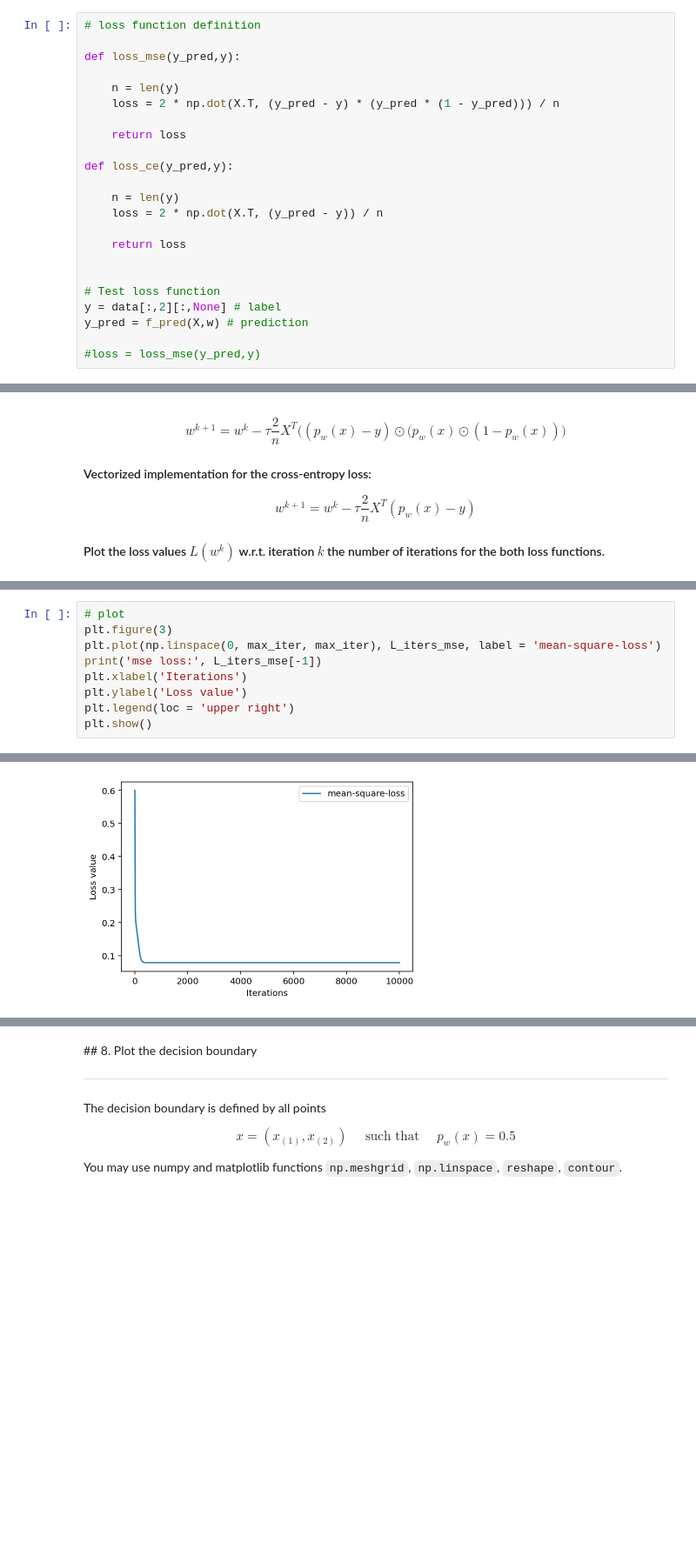
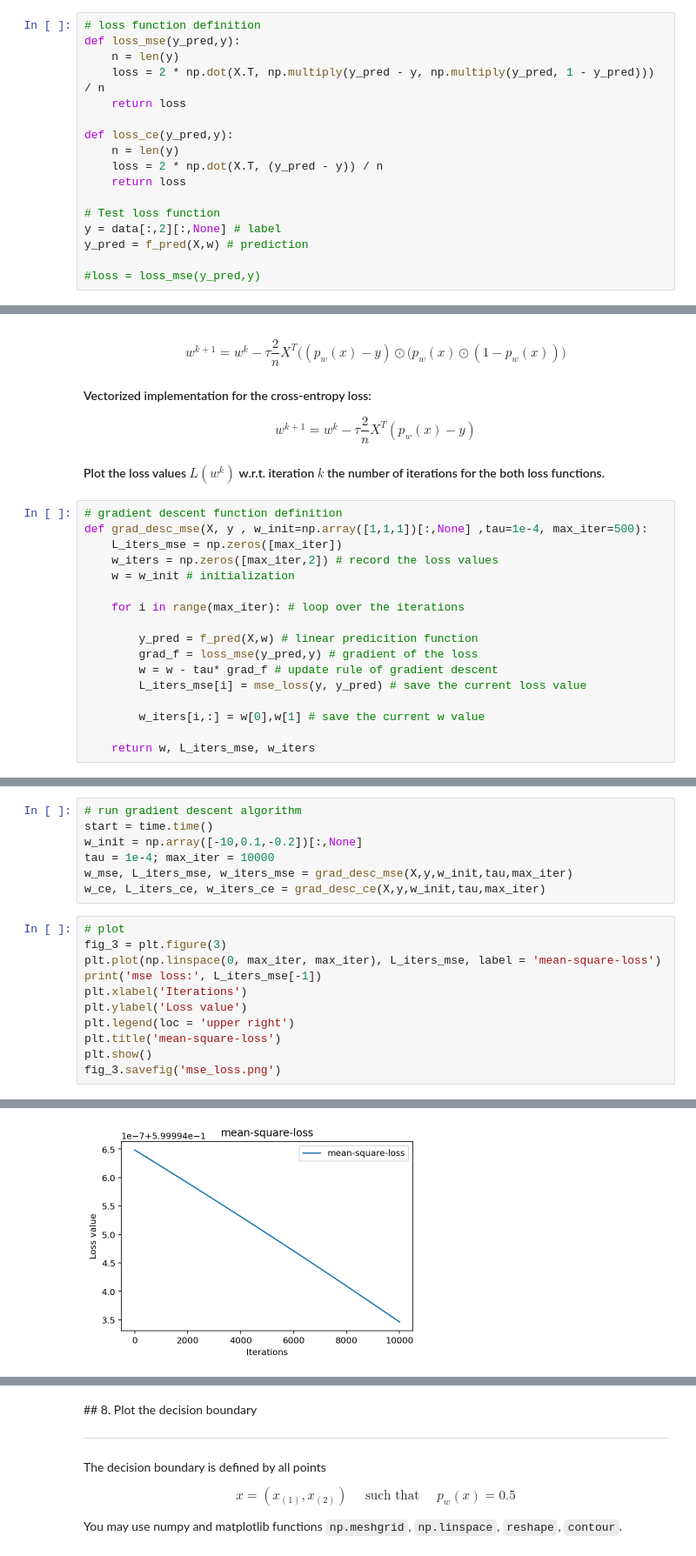
Before and after one commit to yesoly/MachineLearningProject, a Jupyter notebook: Assignment04.ipynb, the cells around one changed output, grey strips where cells are left out. Shown at 87% size. Cells and saved outputs as stored; diff of their text form; blank space fills up the shorter version.

```diff
--- a/Assignment04.ipynb
+++ b/Assignment04.ipynb
@@ -256,21 +256,15 @@ $$
 #### Implement the vectorized version of the gradient of the classification loss function
 # %%
 # loss function definition
-
 def loss_mse(y_pred,y):
-
     n = len(y)
-    loss = 2 * np.dot(X.T, (y_pred - y) * (y_pred * (1 - y_pred))) / n
-
+    loss = 2 * np.dot(X.T, np.multiply(y_pred - y, np.multiply(y_pred, 1 - y_pred))) / n
     return loss
 
 def loss_ce(y_pred,y):
-
     n = len(y)
     loss = 2 * np.dot(X.T, (y_pred - y)) / n
-
     return loss
-
 
 # Test loss function
 y = data[:,2][:,None] # label
@@ -292,5 +286,22 @@ w^{k+1} = w^{k} - \tau \frac{2}{n} X^T(p_w(x)-y)
 $$
 
 #### Plot the loss values $L(w^k)$ w.r.t. iteration $k$ the number of iterations for the both loss functions.
+# %%
+# gradient descent function definition
+def grad_desc_mse(X, y , w_init=np.array([1,1,1])[:,None] ,tau=1e-4, max_iter=500):
+    L_iters_mse = np.zeros([max_iter])
+    w_iters = np.zeros([max_iter,2]) # record the loss values
+    w = w_init # initialization
+
+    for i in range(max_iter): # loop over the iterations
+
+        y_pred = f_pred(X,w) # linear predicition function
+        grad_f = loss_mse(y_pred,y) # gradient of the loss
+        w = w - tau* grad_f # update rule of gradient descent
+        L_iters_mse[i] = mse_loss(y, y_pred) # save the current loss value
+
+        w_iters[i,:] = w[0],w[1] # save the current w value
+
+    return w, L_iters_mse, w_iters
 # %%
 # gradient descent function definition
@@ -324,10 +323,19 @@ w, L_iters_mse, L_iters_ce, w_iters = grad_desc(X,y,w_init,tau,max_iter)
+# %%
+# run gradient descent algorithm
+start = time.time()
+w_init = np.array([-10,0.1,-0.2])[:,None]
+tau = 1e-4; max_iter = 10000
+w_mse, L_iters_mse, w_iters_mse = grad_desc_mse(X,y,w_init,tau,max_iter)
+w_ce, L_iters_ce, w_iters_ce = grad_desc_ce(X,y,w_init,tau,max_iter)
 # %%
 # plot
-plt.figure(3)
+fig_3 = plt.figure(3)
 plt.plot(np.linspace(0, max_iter, max_iter), L_iters_mse, label = 'mean-square-loss')
 print('mse loss:', L_iters_mse[-1])
 plt.xlabel('Iterations')
 plt.ylabel('Loss value')
 plt.legend(loc = 'upper right')
+plt.title('mean-square-loss')
 plt.show()
+fig_3.savefig('mse_loss.png')
 # %% [output]
@@ -335,3 +343,3 @@ mse loss: 0.07845676060042477
-[figure, old version]
+[figure, new version]
 # %%
 # plot
```
Also changed, not shown: parts of 23 cells of this notebook.
